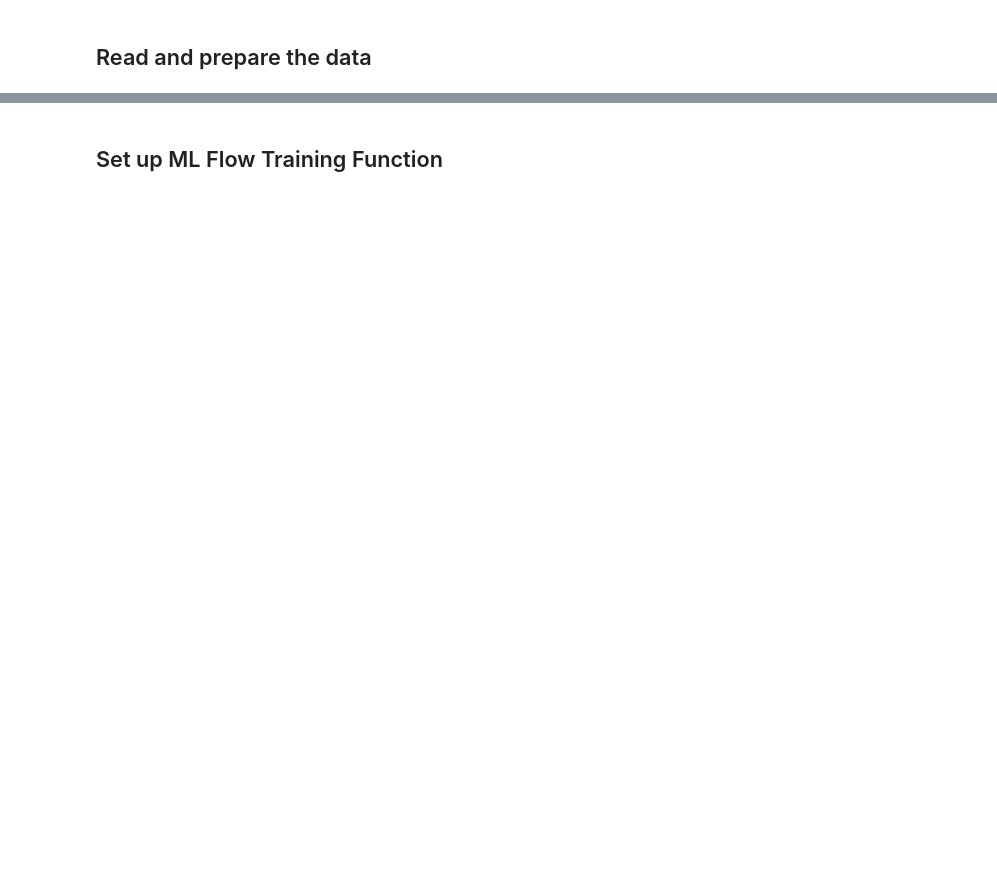
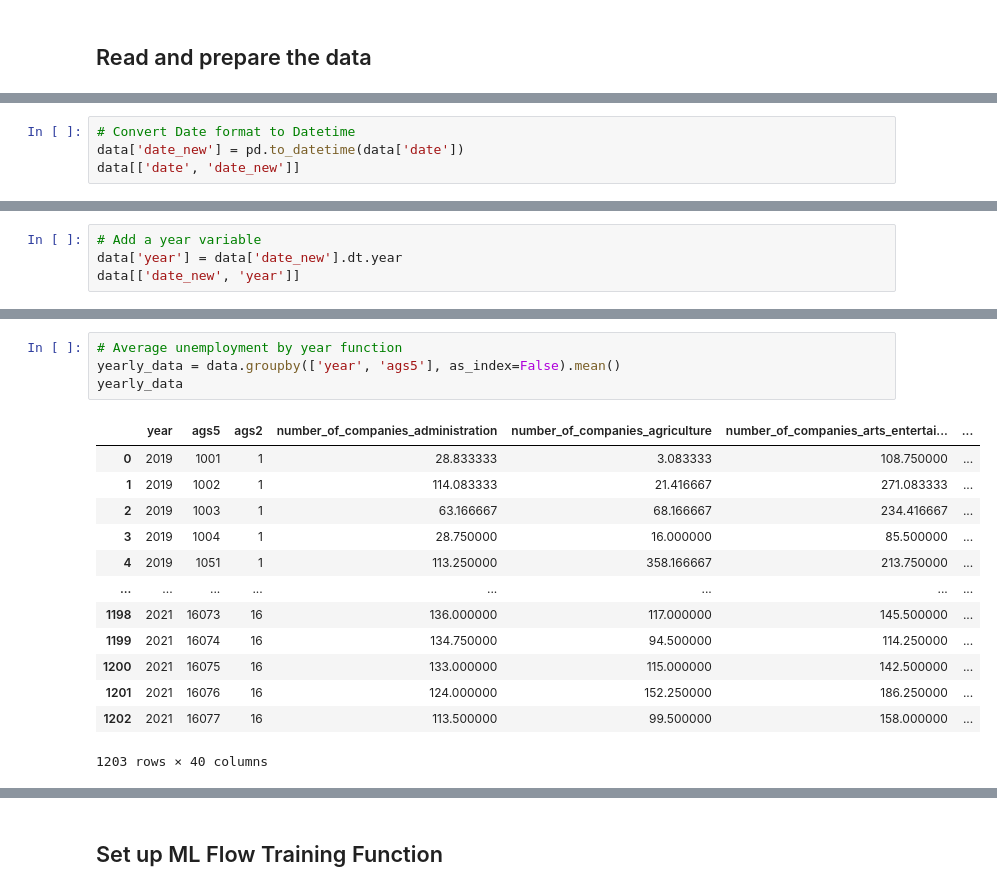
Before and after one commit to DSSGxUK/bmwi, a Jupyter notebook: notebooks/XG_Boost_Model.ipynb, the cells around one changed output, grey strips where cells are left out. Saved outputs shown, nothing was run; the diff lists cells and outputs as text; blank space fills up the shorter version.

```diff
--- a/notebooks/XG_Boost_Model.ipynb
+++ b/notebooks/XG_Boost_Model.ipynb
@@ -107,0 +113,4 @@ data[['number_of_companies_agriculture_x', 'number_of_companies_agriculture_y']]
+# %%
+# Convert Date format to Datetime
+data['date_new'] = pd.to_datetime(data['date'])
+data[['date', 'date_new']]
@@ -107,0 +131,4 @@ data[['number_of_companies_agriculture_x', 'number_of_companies_agriculture_y']]
+# %%
+# Add a year variable
+data['year'] = data['date_new'].dt.year
+data[['date_new', 'year']]
@@ -107,0 +149,18 @@ data[['number_of_companies_agriculture_x', 'number_of_companies_agriculture_y']]
+# %%
+# Average unemployment by year function
+yearly_data = data.groupby(['year', 'ags5'], as_index=False).mean()
+yearly_data
+# %% [output]
+|  | year | ags5 | ags2 | number_of_companies_administration | number_of_companies_agriculture | number_of_companies_arts_entertai... | ... |
+| 0 | 2019 | 1001 | 1 | 28.833333 | 3.083333 | 108.750000 | ... |
+| 1 | 2019 | 1002 | 1 | 114.083333 | 21.416667 | 271.083333 | ... |
+| 2 | 2019 | 1003 | 1 | 63.166667 | 68.166667 | 234.416667 | ... |
+| 3 | 2019 | 1004 | 1 | 28.750000 | 16.000000 | 85.500000 | ... |
+| 4 | 2019 | 1051 | 1 | 113.250000 | 358.166667 | 213.750000 | ... |
+| ... | ... | ... | ... | ... | ... | ... | ... |
+| 1198 | 2021 | 16073 | 16 | 136.000000 | 117.000000 | 145.500000 | ... |
+| 1199 | 2021 | 16074 | 16 | 134.750000 | 94.500000 | 114.250000 | ... |
+| 1200 | 2021 | 16075 | 16 | 133.000000 | 115.000000 | 142.500000 | ... |
+| 1201 | 2021 | 16076 | 16 | 124.000000 | 152.250000 | 186.250000 | ... |
+| 1202 | 2021 | 16077 | 16 | 113.500000 | 99.500000 | 158.000000 | ... |
+1203 rows × 40 columns
```
Also changed, not shown: parts of 30 cells of this notebook.
